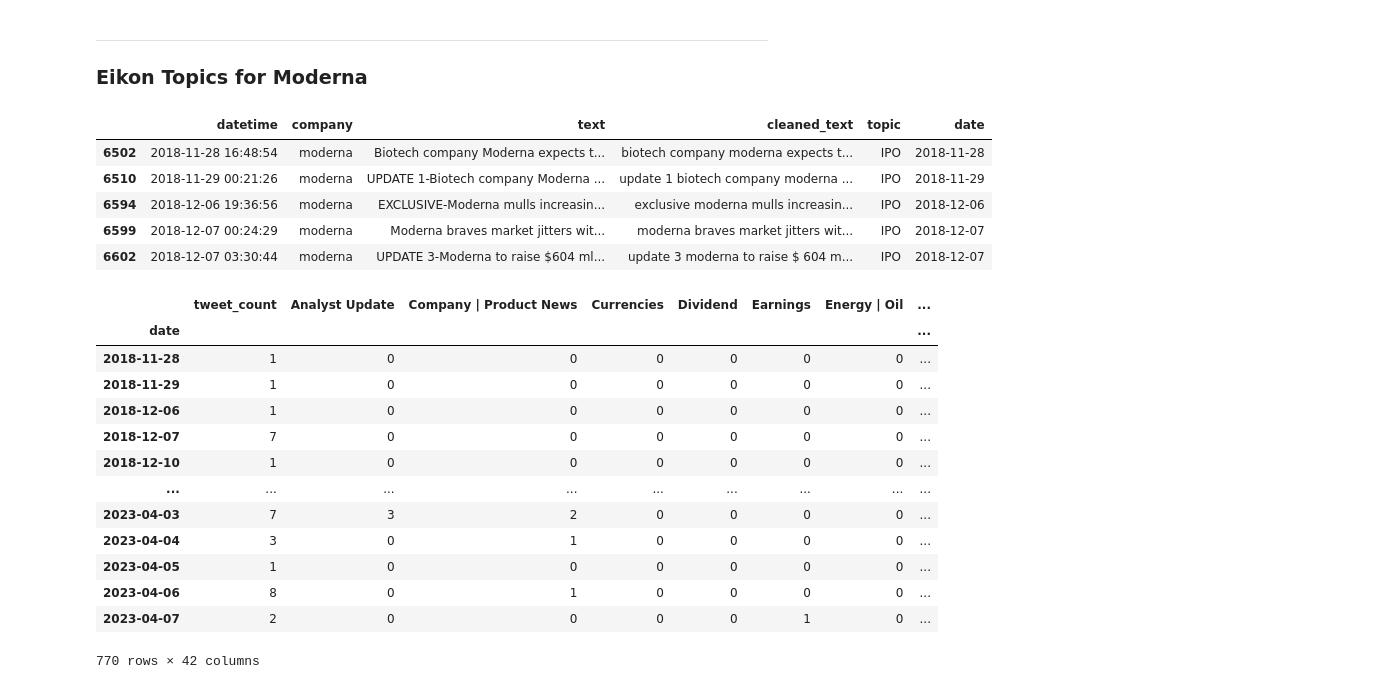
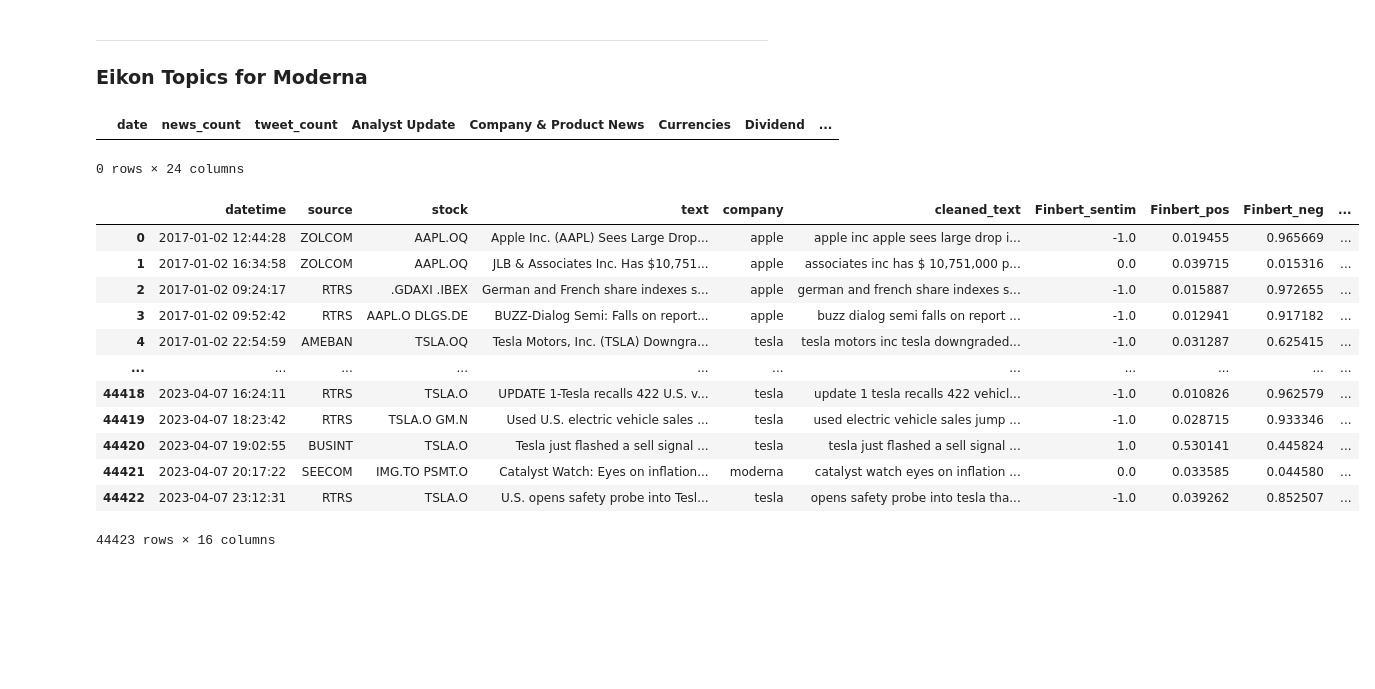
Before and after one commit to Diegozu97/thesis_code, a Jupyter notebook: 04_topic_modelling.ipynb, the cells around one changed output. Drawn from its saved outputs; the diff is of its cells as text; code cells hidden in the pictures; blank space fills up the shorter version.

Commit message:
topic modelling analysis

```diff
--- a/04_topic_modelling.ipynb
+++ b/04_topic_modelling.ipynb
@@ -250,11 +240,0 @@ eikon_subset["topic"] = eikon_subset["text"].progress_apply(lambda tweet: topic_
-# %%
-eikon_topics_df = eikon_subset.copy()
-eikon_topics_df["date"] = pd.to_datetime(eikon_topics_df["datetime"].dt.date)
-eikon_topics_df.head()
-# %% [output]
-|  | datetime | company | text | cleaned_text | topic | date |
-| 6502 | 2018-11-28 16:48:54 | moderna | Biotech company Moderna expects t... | biotech company moderna expects t... | IPO | 2018-11-28 |
-| 6510 | 2018-11-29 00:21:26 | moderna | UPDATE 1-Biotech company Moderna ... | update 1 biotech company moderna ... | IPO | 2018-11-29 |
-| 6594 | 2018-12-06 19:36:56 | moderna | EXCLUSIVE-Moderna mulls increasin... | exclusive moderna mulls increasin... | IPO | 2018-12-06 |
-| 6599 | 2018-12-07 00:24:29 | moderna | Moderna braves market jitters wit... | moderna braves market jitters wit... | IPO | 2018-12-07 |
-| 6602 | 2018-12-07 03:30:44 | moderna | UPDATE 3-Moderna to raise $604 ml... | update 3 moderna to raise $ 604 m... | IPO | 2018-12-07 |
@@ -271,17 +240,0 @@ for col_name in list(eikon_topics_df.columns):
-# %%
-eikon_topics_df
-# %% [output]
-|  | tweet_count | Analyst Update | Company | Product News | Currencies | Dividend | Earnings | Energy | Oil | ... |
-| date |  |  |  |  |  |  |  | ... |
-| 2018-11-28 | 1 | 0 | 0 | 0 | 0 | 0 | 0 | ... |
-| 2018-11-29 | 1 | 0 | 0 | 0 | 0 | 0 | 0 | ... |
-| 2018-12-06 | 1 | 0 | 0 | 0 | 0 | 0 | 0 | ... |
-| 2018-12-07 | 7 | 0 | 0 | 0 | 0 | 0 | 0 | ... |
-| 2018-12-10 | 1 | 0 | 0 | 0 | 0 | 0 | 0 | ... |
-| ... | ... | ... | ... | ... | ... | ... | ... | ... |
-| 2023-04-03 | 7 | 3 | 2 | 0 | 0 | 0 | 0 | ... |
-| 2023-04-04 | 3 | 0 | 1 | 0 | 0 | 0 | 0 | ... |
-| 2023-04-05 | 1 | 0 | 0 | 0 | 0 | 0 | 0 | ... |
-| 2023-04-06 | 8 | 0 | 1 | 0 | 0 | 0 | 0 | ... |
-| 2023-04-07 | 2 | 0 | 0 | 0 | 0 | 1 | 0 | ... |
-770 rows × 42 columns
@@ -287,0 +244,21 @@ eikon_topics_df
+# %%
+eikon_subset
+# %% [output]
+|  | date | news_count | tweet_count | Analyst Update | Company & Product News | Currencies | Dividend | ... |
+0 rows × 24 columns
+# %%
+eikon_df
+# %% [output]
+|  | datetime | source | stock | text | company | cleaned_text | Finbert_sentim | Finbert_pos | Finbert_neg | ... |
+| 0 | 2017-01-02 12:44:28 | ZOLCOM | AAPL.OQ | Apple Inc. (AAPL) Sees Large Drop... | apple | apple inc apple sees large drop i... | -1.0 | 0.019455 | 0.965669 | ... |
+| 1 | 2017-01-02 16:34:58 | ZOLCOM | AAPL.OQ | JLB & Associates Inc. Has $10,751... | apple | associates inc has $ 10,751,000 p... | 0.0 | 0.039715 | 0.015316 | ... |
+| 2 | 2017-01-02 09:24:17 | RTRS | .GDAXI .IBEX | German and French share indexes s... | apple | german and french share indexes s... | -1.0 | 0.015887 | 0.972655 | ... |
+| 3 | 2017-01-02 09:52:42 | RTRS | AAPL.O DLGS.DE | BUZZ-Dialog Semi: Falls on report... | apple | buzz dialog semi falls on report ... | -1.0 | 0.012941 | 0.917182 | ... |
+| 4 | 2017-01-02 22:54:59 | AMEBAN | TSLA.OQ | Tesla Motors, Inc. (TSLA) Downgra... | tesla | tesla motors inc tesla downgraded... | -1.0 | 0.031287 | 0.625415 | ... |
+| ... | ... | ... | ... | ... | ... | ... | ... | ... | ... | ... |
+| 44418 | 2023-04-07 16:24:11 | RTRS | TSLA.O | UPDATE 1-Tesla recalls 422 U.S. v... | tesla | update 1 tesla recalls 422 vehicl... | -1.0 | 0.010826 | 0.962579 | ... |
+| 44419 | 2023-04-07 18:23:42 | RTRS | TSLA.O GM.N | Used U.S. electric vehicle sales ... | tesla | used electric vehicle sales jump ... | -1.0 | 0.028715 | 0.933346 | ... |
+| 44420 | 2023-04-07 19:02:55 | BUSINT | TSLA.O | Tesla just flashed a sell signal ... | tesla | tesla just flashed a sell signal ... | 1.0 | 0.530141 | 0.445824 | ... |
+| 44421 | 2023-04-07 20:17:22 | SEECOM | IMG.TO PSMT.O | Catalyst Watch: Eyes on inflation... | moderna | catalyst watch eyes on inflation ... | 0.0 | 0.033585 | 0.044580 | ... |
+| 44422 | 2023-04-07 23:12:31 | RTRS | TSLA.O | U.S. opens safety probe into Tesl... | tesla | opens safety probe into tesla tha... | -1.0 | 0.039262 | 0.852507 | ... |
+44423 rows × 16 columns
```
Also changed, not shown: parts of 12 cells of this notebook, 2 other files.
